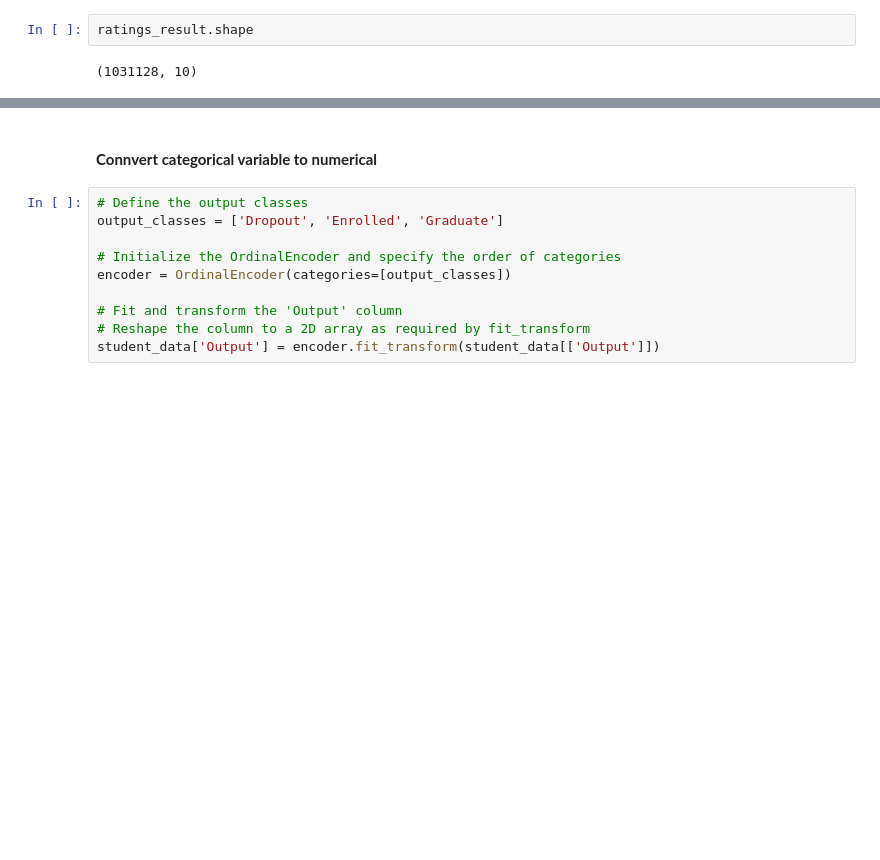
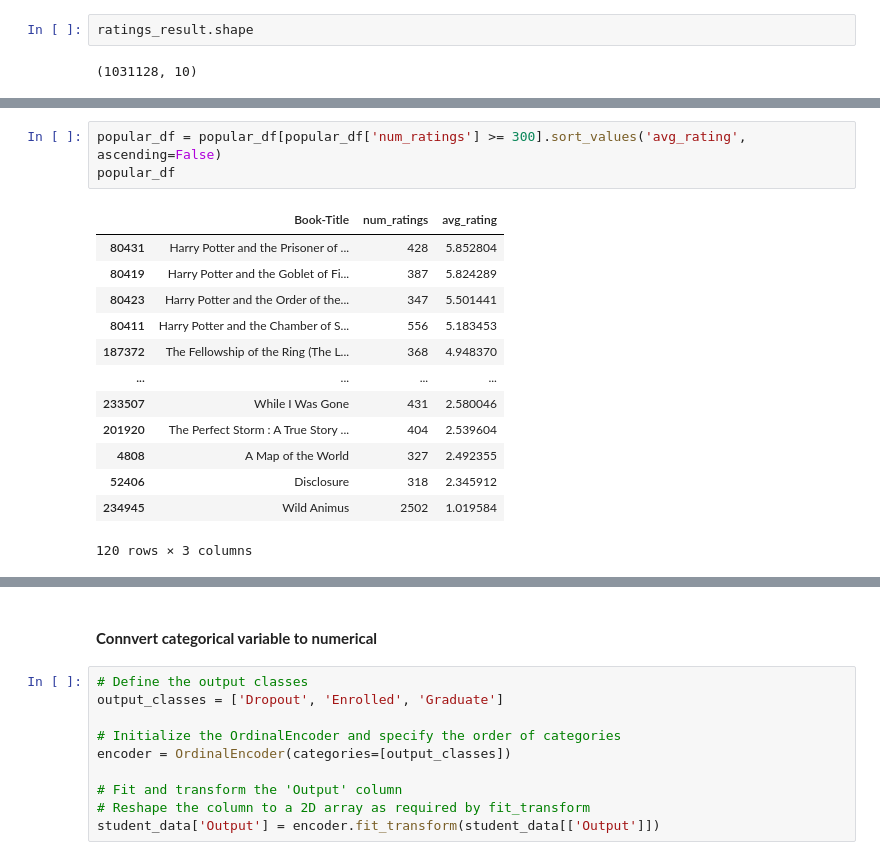
Before and after one commit to aninditadash/Introduction_to_machine_learning, a Jupyter notebook: recommendation_systems/Examples/Books_Recommendation_Systems.ipynb, the cells around one changed output, grey strips where cells are left out. Drawn from its saved outputs; the diff is of its cells as text; blank space fills up the shorter version.

```diff
--- a/recommendation_systems/Examples/Books_Recommendation_Systems.ipynb
+++ b/recommendation_systems/Examples/Books_Recommendation_Systems.ipynb
@@ -240,0 +269,17 @@ books_with_rating_df.head()
+# %%
+popular_df = popular_df[popular_df['num_ratings'] >= 300].sort_values('avg_rating', ascending=False)
+popular_df
+# %% [output]
+|  | Book-Title | num_ratings | avg_rating |
+| 80431 | Harry Potter and the Prisoner of ... | 428 | 5.852804 |
+| 80419 | Harry Potter and the Goblet of Fi... | 387 | 5.824289 |
+| 80423 | Harry Potter and the Order of the... | 347 | 5.501441 |
+| 80411 | Harry Potter and the Chamber of S... | 556 | 5.183453 |
+| 187372 | The Fellowship of the Ring (The L... | 368 | 4.948370 |
+| ... | ... | ... | ... |
+| 233507 | While I Was Gone | 431 | 2.580046 |
+| 201920 | The Perfect Storm : A True Story ... | 404 | 2.539604 |
+| 4808 | A Map of the World | 327 | 2.492355 |
+| 52406 | Disclosure | 318 | 2.345912 |
+| 234945 | Wild Animus | 2502 | 1.019584 |
+120 rows × 3 columns
```
Also changed, not shown: parts of 5 cells of this notebook.
